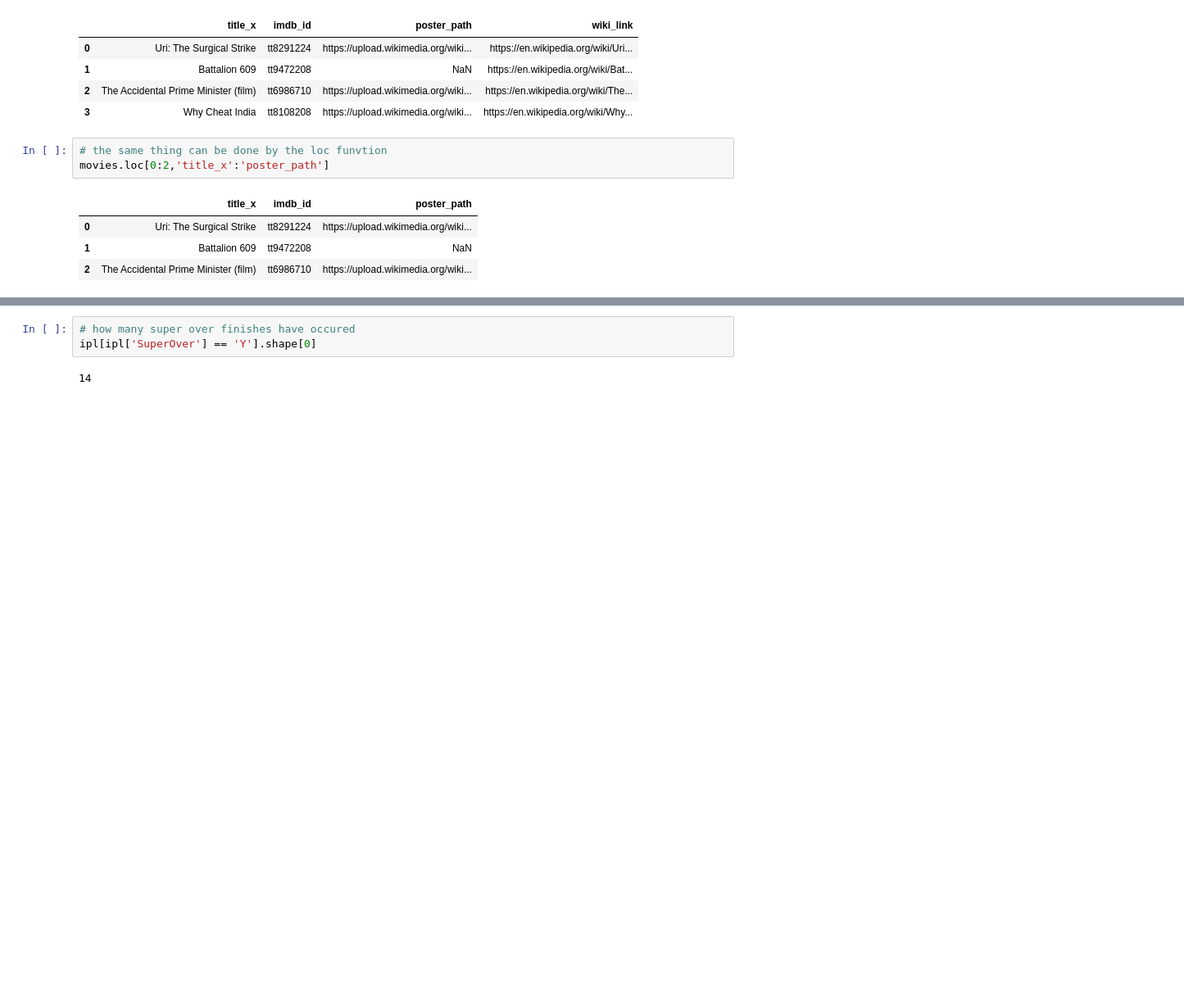
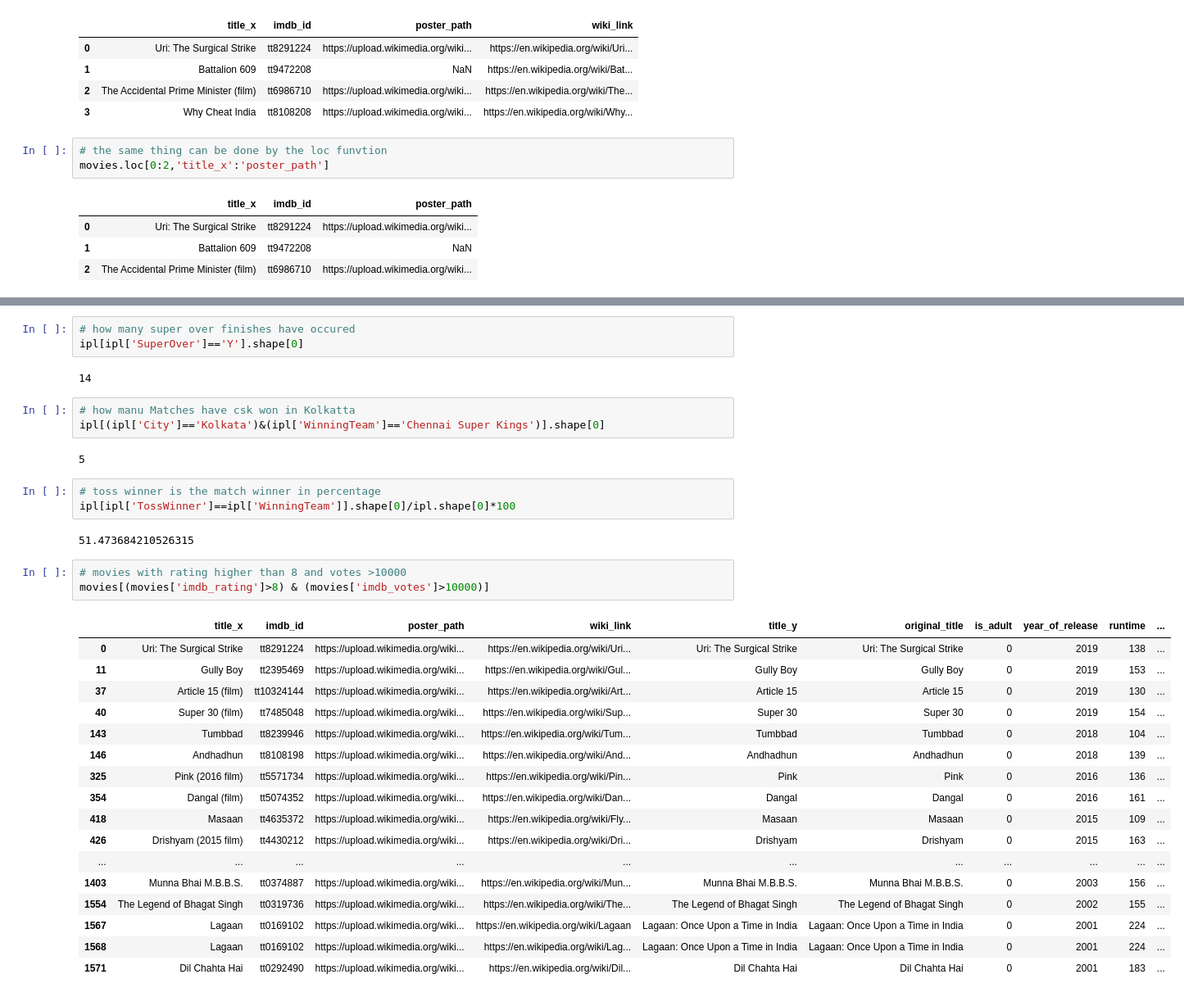
Before and after one commit to offxahmed/Libraries-of-Python-Practice, a Jupyter notebook: pandas/DataFrame.ipynb, the cells around one changed output, grey strips where cells are left out. Shown at 82% size. Cells and saved outputs as stored; diff of their text form; blank space fills up the shorter version.

```diff
--- a/pandas/DataFrame.ipynb
+++ b/pandas/DataFrame.ipynb
@@ -576,6 +577,37 @@ ipl[ipl['MatchNumber'] == 'Final'][['Season','WinningTeam']]
 | 892 | 2007/08 | Rajasthan Royals |
 # %%
 # how many super over finishes have occured
-ipl[ipl['SuperOver'] == 'Y'].shape[0]
+ipl[ipl['SuperOver']=='Y'].shape[0]
 # %% [output]
 14
+# %%
+# how manu Matches have csk won in Kolkatta
+ipl[(ipl['City']=='Kolkata')&(ipl['WinningTeam']=='Chennai Super Kings')].shape[0]
+# %% [output]
+5
+# %%
+# toss winner is the match winner in percentage
+ipl[ipl['TossWinner']==ipl['WinningTeam']].shape[0]/ipl.shape[0]*100
+# %% [output]
+51.473684210526315
+# %%
+# movies with rating higher than 8 and votes >10000
+movies[(movies['imdb_rating']>8) & (movies['imdb_votes']>10000)]
+# %% [output]
+|  | title_x | imdb_id | poster_path | wiki_link | title_y | original_title | is_adult | year_of_release | runtime | ... |
+| 0 | Uri: The Surgical Strike | tt8291224 | https://upload.wikimedia.org/wiki... | https://en.wikipedia.org/wiki/Uri... | Uri: The Surgical Strike | Uri: The Surgical Strike | 0 | 2019 | 138 | ... |
+| 11 | Gully Boy | tt2395469 | https://upload.wikimedia.org/wiki... | https://en.wikipedia.org/wiki/Gul... | Gully Boy | Gully Boy | 0 | 2019 | 153 | ... |
+| 37 | Article 15 (film) | tt10324144 | https://upload.wikimedia.org/wiki... | https://en.wikipedia.org/wiki/Art... | Article 15 | Article 15 | 0 | 2019 | 130 | ... |
+| 40 | Super 30 (film) | tt7485048 | https://upload.wikimedia.org/wiki... | https://en.wikipedia.org/wiki/Sup... | Super 30 | Super 30 | 0 | 2019 | 154 | ... |
+| 143 | Tumbbad | tt8239946 | https://upload.wikimedia.org/wiki... | https://en.wikipedia.org/wiki/Tum... | Tumbbad | Tumbbad | 0 | 2018 | 104 | ... |
+| 146 | Andhadhun | tt8108198 | https://upload.wikimedia.org/wiki... | https://en.wikipedia.org/wiki/And... | Andhadhun | Andhadhun | 0 | 2018 | 139 | ... |
+| 325 | Pink (2016 film) | tt5571734 | https://upload.wikimedia.org/wiki... | https://en.wikipedia.org/wiki/Pin... | Pink | Pink | 0 | 2016 | 136 | ... |
+| 354 | Dangal (film) | tt5074352 | https://upload.wikimedia.org/wiki... | https://en.wikipedia.org/wiki/Dan... | Dangal | Dangal | 0 | 2016 | 161 | ... |
+| 418 | Masaan | tt4635372 | https://upload.wikimedia.org/wiki... | https://en.wikipedia.org/wiki/Fly... | Masaan | Masaan | 0 | 2015 | 109 | ... |
+| 426 | Drishyam (2015 film) | tt4430212 | https://upload.wikimedia.org/wiki... | https://en.wikipedia.org/wiki/Dri... | Drishyam | Drishyam | 0 | 2015 | 163 | ... |
+| ... | ... | ... | ... | ... | ... | ... | ... | ... | ... | ... |
+| 1403 | Munna Bhai M.B.B.S. | tt0374887 | https://upload.wikimedia.org/wiki... | https://en.wikipedia.org/wiki/Mun... | Munna Bhai M.B.B.S. | Munna Bhai M.B.B.S. | 0 | 2003 | 156 | ... |
+| 1554 | The Legend of Bhagat Singh | tt0319736 | https://upload.wikimedia.org/wiki... | https://en.wikipedia.org/wiki/The... | The Legend of Bhagat Singh | The Legend of Bhagat Singh | 0 | 2002 | 155 | ... |
+| 1567 | Lagaan | tt0169102 | https://upload.wikimedia.org/wiki... | https://en.wikipedia.org/wiki/Lagaan | Lagaan: Once Upon a Time in India | Lagaan: Once Upon a Time in India | 0 | 2001 | 224 | ... |
+| 1568 | Lagaan | tt0169102 | https://upload.wikimedia.org/wiki... | https://en.wikipedia.org/wiki/Lag... | Lagaan: Once Upon a Time in India | Lagaan: Once Upon a Time in India | 0 | 2001 | 224 | ... |
+| 1571 | Dil Chahta Hai | tt0292490 | https://upload.wikimedia.org/wiki... | https://en.wikipedia.org/wiki/Dil... | Dil Chahta Hai | Dil Chahta Hai | 0 | 2001 | 183 | ... |
```
Also changed, not shown: parts of 9 cells of this notebook.
